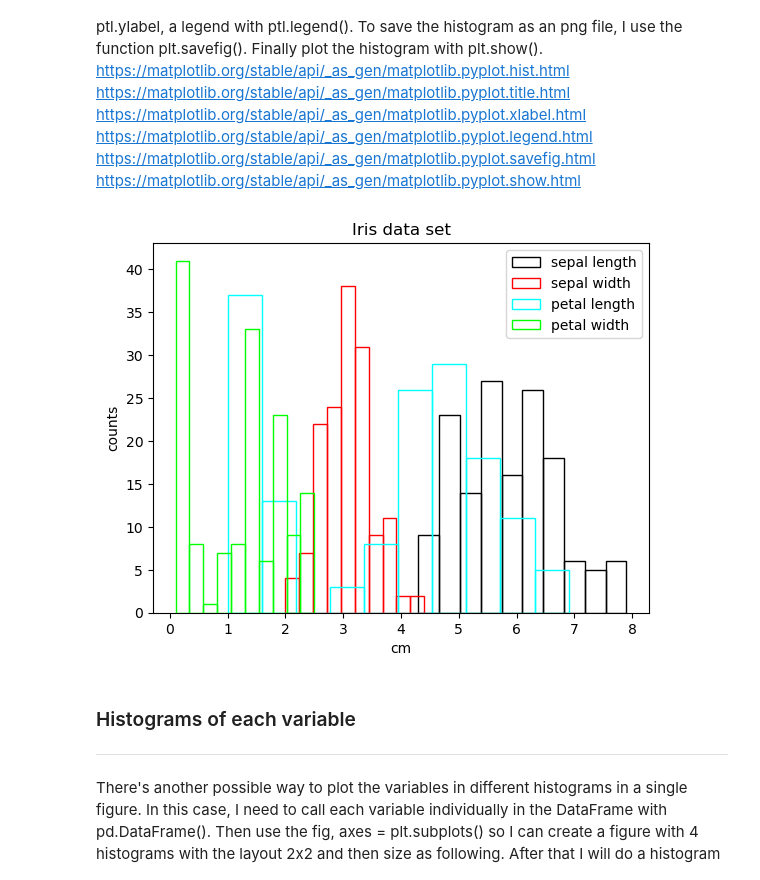
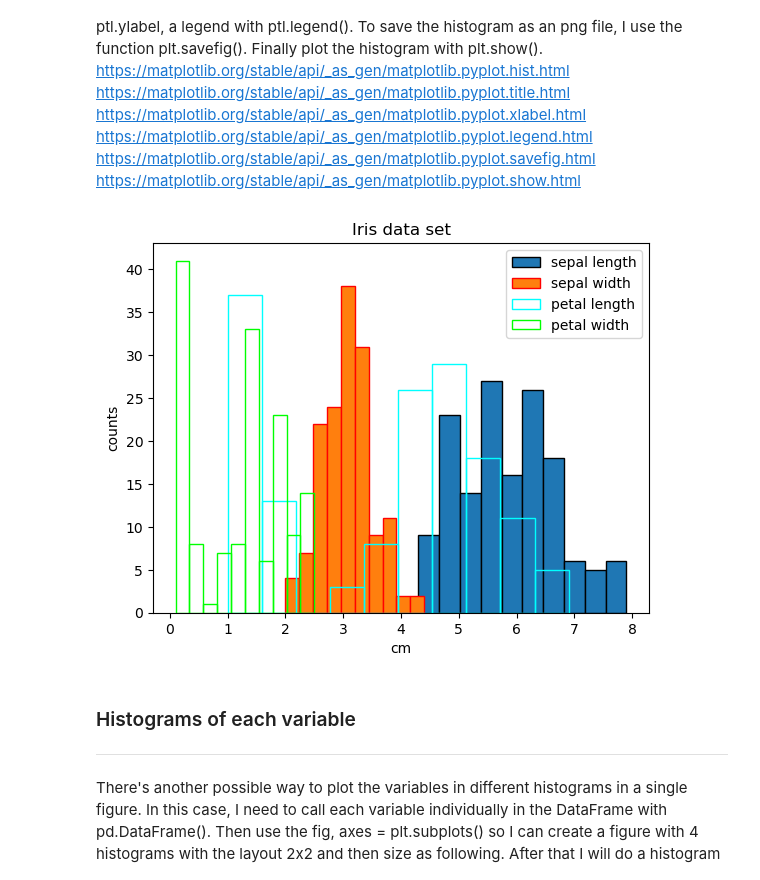
Before and after one commit to FatimaBOliveira/pands-project, a Jupyter notebook: iris.ipynb, the cells around one changed output. Cells and saved outputs as stored; diff of their text form; code cells hidden in the pictures.

```diff
--- a/iris.ipynb
+++ b/iris.ipynb
@@ -32,7 +39,7 @@ colNames= ("sepal_length_cm",
     "class"
 )
 
-df = pd.read_csv(logFilename, sep=',', header=None, names=colNames)
+df = pd.read_csv(logFilename, names=colNames)
 # %% [markdown]
 ## Summary of the variables
 ***
@@ -123,21 +133,21 @@ https://matplotlib.org/stable/api/_as_gen/matplotlib.pyplot.show.html
 # %%
 slen = df["sepal_length_cm"]
 swid = df["sepal_width_cm"]
 plen = df["petal_length_cm"]
 pwid = df["petal_width_cm"]
 
-plt.hist(slen, label= "sepal length", edgecolor = "black", fill=False)
-plt.hist(swid, label= "sepal width", edgecolor = "red", fill=False)
+plt.hist(slen, label= "sepal length", edgecolor = "black", fill=True)
+plt.hist(swid, label= "sepal width", edgecolor = "red", fill=True)
 plt.hist(plen, label= "petal length", edgecolor = "cyan",  fill=False)
 plt.hist(pwid, label="petal width", edgecolor = "lime", fill=False)
 plt.title("Iris data set")
 plt.xlabel("cm")
 plt.ylabel("counts")
 plt.legend()
 #plt.savefig("Histogram with variables together.png")
 plt.show()
 # %% [output]
-[figure, old version]
+[figure, new version]
 # %% [markdown]
 ### Histograms of each variable
 ***
```
Also changed, not shown: parts of 11 cells of this notebook, 2 other files.
